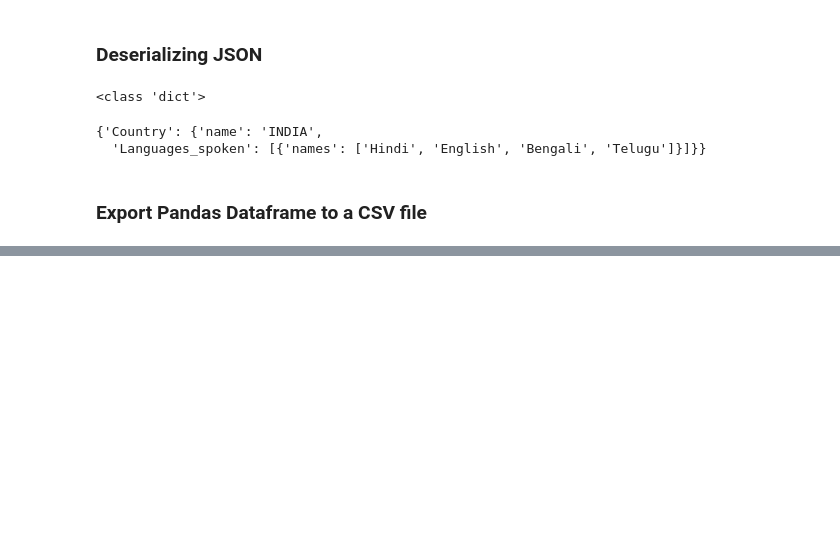
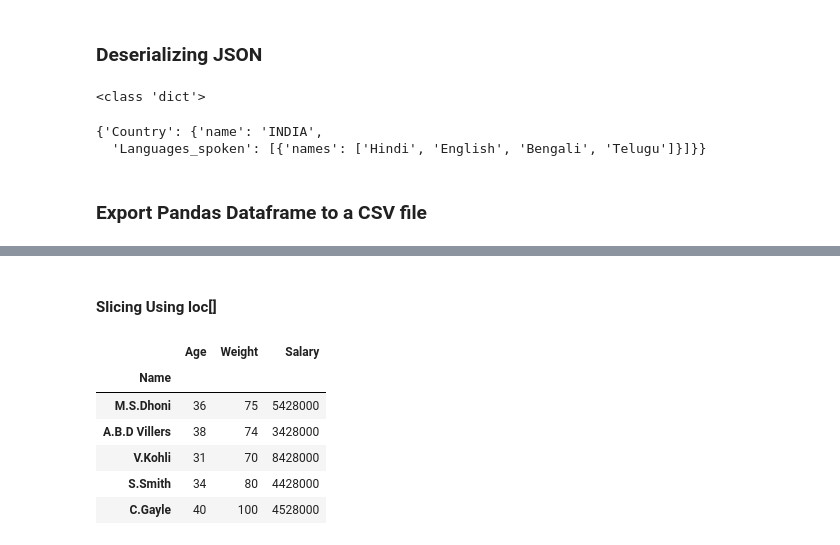
Before and after one commit to Rajendra-Pd-Joshi/Data-Science, a Jupyter notebook: Interview_practice/practice_pandas.ipynb, the cells around one changed output, grey strips where cells are left out. Cells and saved outputs as stored; diff of their text form; code cells hidden in the pictures; blank space fills up the shorter version.

```diff
--- a/Interview_practice/practice_pandas.ipynb
+++ b/Interview_practice/practice_pandas.ipynb
@@ -345,0 +429,13 @@ json.loads(json_var)
+# %%
+import pandas as pd
+
+player_list = [['M.S.Dhoni', 36, 75, 5428000],
+               ['A.B.D Villers', 38, 74, 3428000],
+               ['V.Kohli', 31, 70, 8428000],
+               ['S.Smith', 34, 80, 4428000],
+               ['C.Gayle', 40, 100, 4528000],
+               ['J.Root', 33, 72, 7028000],
+               ['K.Peterson', 42, 85, 2528000]]
+
+df = pd.DataFrame(player_list, columns=['Name', 'Age', 'Weight', 'Salary'])
+print(df)
@@ -345,0 +484,14 @@ json.loads(json_var)
+# %% [markdown]
+#### Slicing Using loc[]
+# %%
+df.set_index('Name',inplace=True)
+# %%
+df.loc['M.S.Dhoni':'C.Gayle']
+# %% [output]
+|  | Age | Weight | Salary |
+| Name |  |  |  |
+| M.S.Dhoni | 36 | 75 | 5428000 |
+| A.B.D Villers | 38 | 74 | 3428000 |
+| V.Kohli | 31 | 70 | 8428000 |
+| S.Smith | 34 | 80 | 4428000 |
+| C.Gayle | 40 | 100 | 4528000 |
```
Also changed, not shown: parts of 29 cells of this notebook, 4 other files.
